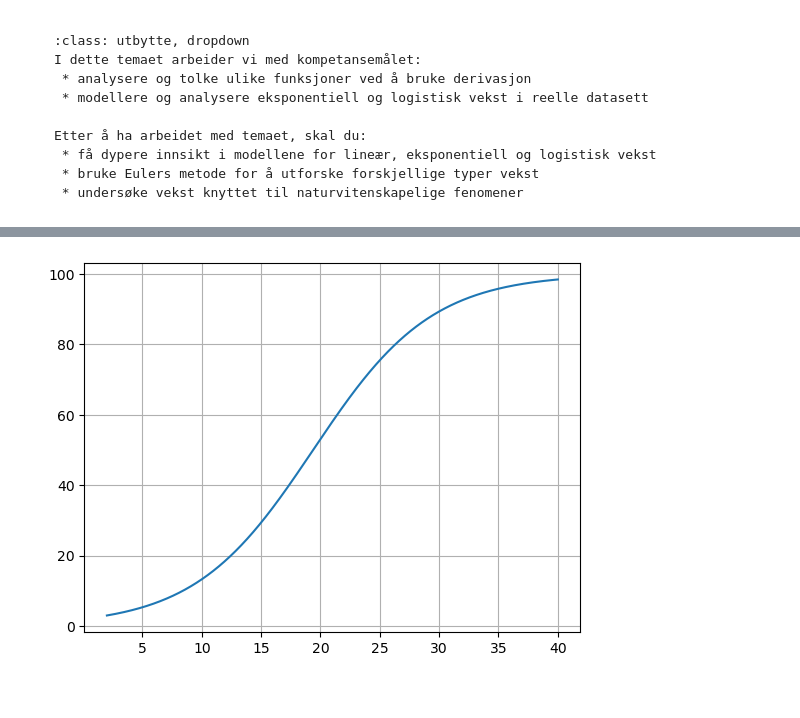
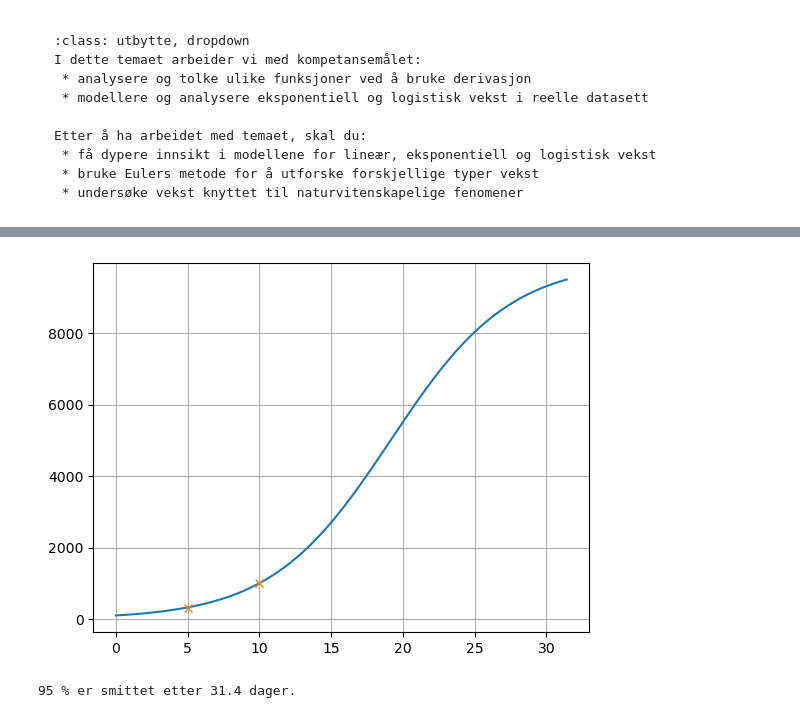
Before and after one commit to kstige/Matematikk-R1, a Jupyter notebook: _sources/docs/numerikkmodeller/eulersmetode.ipynb, the cells around one changed output, grey strips where cells are left out. Cells and saved outputs as stored; diff of their text form; code cells hidden in the pictures.

```diff
--- a/_sources/docs/numerikkmodeller/eulersmetode.ipynb
+++ b/_sources/docs/numerikkmodeller/eulersmetode.ipynb
@@ -92,7 +120,7 @@ import matplotlib.pyplot as plt
 import numpy as numpy
 
 x0 = 2           # Sett startverdi for x
-y0 = 3           # Sett startverdi for y
+y0 = 4           # Sett startverdi for y
 xs = 10          # Setter sluttverdi for x
 dx = 10**-6      # Sett steglengde
 
@@ -106,7 +134,7 @@ y = y0
 
 # Definerer formen på den deriverte som kan avhenge av både x og y
 def df(x, y):
-    return 5
+    return 0.2*y
 
 while x < xs:
     y = y + df(x, y)*dx       # Eulers metode for neste y-verdi
@@ -144,8 +156,8 @@ import matplotlib.pyplot as plt
 import numpy as numpy
 
 x0 = 2           # Sett startverdi for x
-y0 = 3           # Sett startverdi for y
-xs = 10          # Setter sluttverdi for x
+y0 = 4           # Sett startverdi for y
+xs = 40          # Setter sluttverdi for x
 dx = 10**-6      # Sett steglengde
 
 # Oppretter lister til å lagre x- og y-verdier
@@ -158,7 +170,7 @@ y = y0
 
 # Definerer formen på den deriverte som kan avhenge av både x og y
 def df(x, y):
-    return 0.2*y
+    return 0.2*y*(1-y/100)
 
 while x < xs:
     y = y + df(x, y)*dx       # Eulers metode for neste y-verdi
@@ -202,32 +264,38 @@ Vi sjekker modellen ved en
 # %%
 import matplotlib.pyplot as plt
 import numpy as numpy
 
-x0 = 2           # Sett startverdi for x
-y0 = 3           # Sett startverdi for y
-xs = 40          # Setter sluttverdi for x
-dx = 10**-6      # Sett steglengde
+x0 = 0           # Sett startverdi for x
+y0 = 100         # Sett startverdi for y
+dx = 10**-4      # Sett steglengde
+B = 10000        # Bæreevne
+k = 0.24          # Proporsjonalitetskonstant
 
 # Oppretter lister til å lagre x- og y-verdier
 xliste = [x0]
 yliste = [y0]
 
 # Oppretter variabler for x og y som kan oppdateres i løkka
 x = x0
 y = y0
 
 # Definerer formen på den deriverte som kan avhenge av både x og y
 def df(x, y):
-    return 0.2*y*(1-y/100)
+    return k*y*(1-y/B)
 
-while x < xs:
+while y < 0.95*B:
     y = y + df(x, y)*dx       # Eulers metode for neste y-verdi
     x = x + dx                # Øker x med en steglengde
     yliste.append(y)          # Legger til y-verdien i lista
     xliste.append(x)          # Legger til x-verdien i lista
 
 plt.plot(xliste, yliste)
+plt.plot([5,10],[300,1000], 'x')
 plt.grid()
 plt.show()
+
+# Finner siste x-verdi i lista som tilsvarer antall dager det går før 95 % er smittet
+print("95 % er smittet etter", round(xliste[-1],1), "dager.")
 # %% [output]
-[figure, old version]
+[figure, new version]
+95 % er smittet etter 31.4 dager.
```
Also changed, not shown: parts of 18 cells of this notebook, 20 other files.
